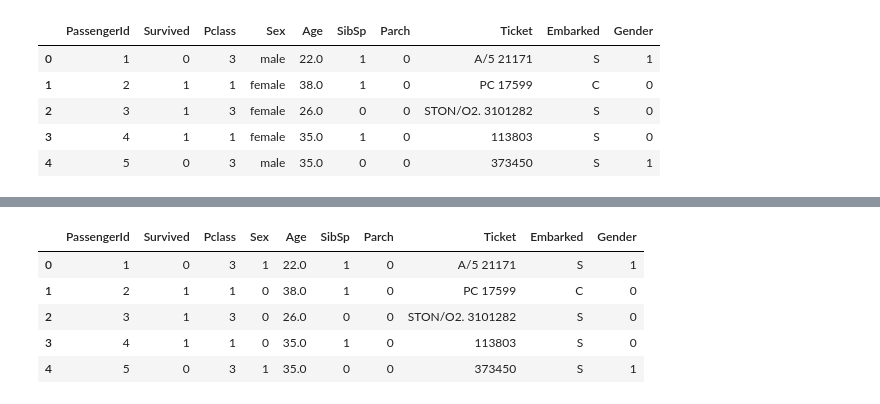
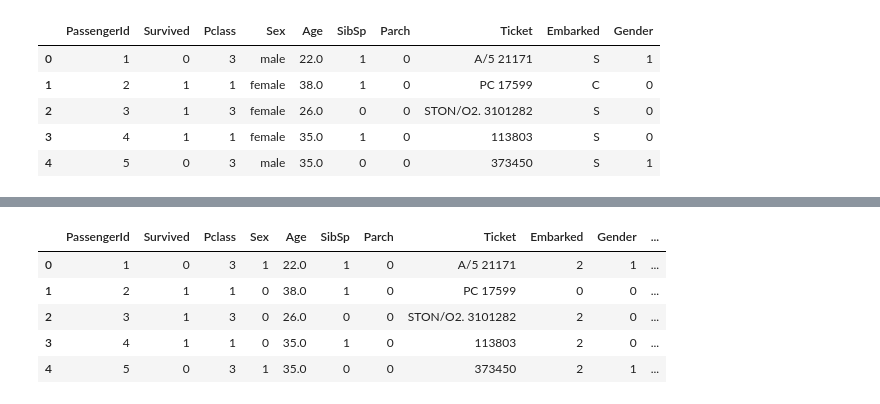
Before and after one commit to AnupDumre/DataScienceBootcamp, a Jupyter notebook: Visualization.ipynb, the cells around one changed output, grey strips where cells are left out. Cells and saved outputs as stored; diff of their text form; code cells hidden in the pictures.

Commit message:
The portion of data PreProcessing ended

```diff
--- a/Visualization.ipynb
+++ b/Visualization.ipynb
@@ -107,0 +153,4 @@ titanic.head()
+# %%
+# Fill the missing values in the 'age' column of the 'titanic' DataFrame with the 'mean age' of the passengers who survived.
+titanic['age'] =np.where(pd.isnull(titanic.Age) & titanic["Survived"]==1 ,mean, titanic['Age'])
+titanic
@@ -107,0 +171,3 @@ titanic.head()
+# %%
+titanic.age.fillna(death,inplace=True) # inplace le chai jun column herira ho tei ma operate garne
+titanic.head()
@@ -107,0 +181,3 @@ titanic.head()
+# %%
+titanic.age.fillna(death,inplace=True) # inplace le chai jun column herira ho tei ma operate garne
+titanic.tail()
@@ -107,0 +237,5 @@ titanic.head()
+# %%
+# Drop rows with missing values (NaN) from the 'titanic' DataFrame to ensure no missing data remains.
+
+titanic.dropna(inplace=True) #Drop the entire row if it has a null value in any row
+titanic.head()
@@ -108,12 +264,11 @@ titanic.head()
 # %%
-from sklearn.preprocessing import LabelEncoder
 labelencoder = LabelEncoder()
-titanic['Sex']= labelencoder.fit_transform(titanic['Sex'])
+titanic['Embarked'] = labelencoder.fit_transform(titanic['Embarked'])
 titanic.head()
 # %% [output]
-|  | PassengerId | Survived | Pclass | Sex | Age | SibSp | Parch | Ticket | Embarked | Gender |
-| 0 | 1 | 0 | 3 | 1 | 22.0 | 1 | 0 | A/5 21171 | S | 1 |
-| 1 | 2 | 1 | 1 | 0 | 38.0 | 1 | 0 | PC 17599 | C | 0 |
-| 2 | 3 | 1 | 3 | 0 | 26.0 | 0 | 0 | STON/O2. 3101282 | S | 0 |
-| 3 | 4 | 1 | 1 | 0 | 35.0 | 1 | 0 | 113803 | S | 0 |
-| 4 | 5 | 0 | 3 | 1 | 35.0 | 0 | 0 | 373450 | S | 1 |
+|  | PassengerId | Survived | Pclass | Sex | Age | SibSp | Parch | Ticket | Embarked | Gender | ... |
+| 0 | 1 | 0 | 3 | 1 | 22.0 | 1 | 0 | A/5 21171 | 2 | 1 | ... |
+| 1 | 2 | 1 | 1 | 0 | 38.0 | 1 | 0 | PC 17599 | 0 | 0 | ... |
+| 2 | 3 | 1 | 3 | 0 | 26.0 | 0 | 0 | STON/O2. 3101282 | 2 | 0 | ... |
+| 3 | 4 | 1 | 1 | 0 | 35.0 | 1 | 0 | 113803 | 2 | 0 | ... |
+| 4 | 5 | 0 | 3 | 1 | 35.0 | 0 | 0 | 373450 | 2 | 1 | ... |
```
Also changed, not shown: parts of 17 cells of this notebook.
